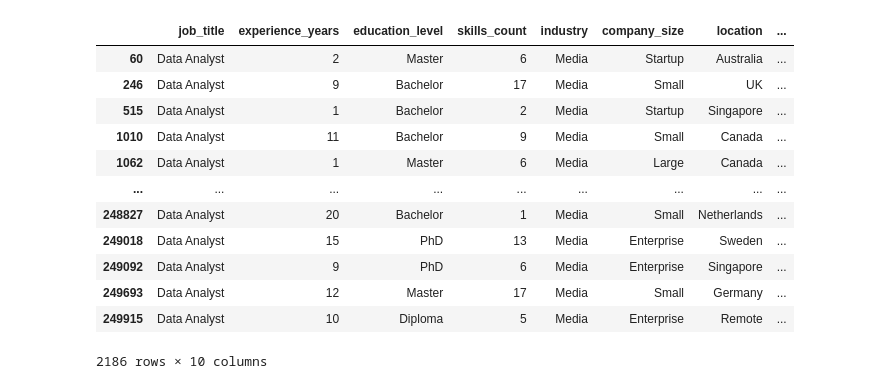
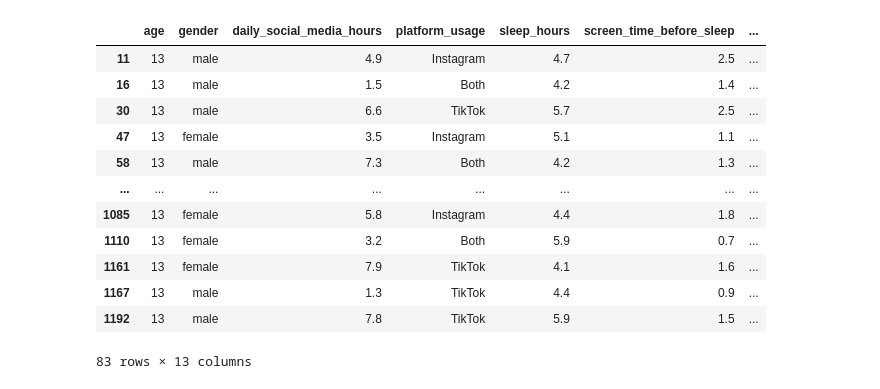
Before and after one commit to mwrobbins56/Student_MentalHealth, a Jupyter notebook: Notebook/student_burnout_trial.ipynb, the cells around one changed output. Saved outputs shown, nothing was run; the diff lists cells and outputs as text; code cells hidden in the pictures.

```diff
--- a/Notebook/student_burnout_trial.ipynb
+++ b/Notebook/student_burnout_trial.ipynb
@@ -3,6 +5,8 @@ import pandas as pd
 # %%
-# df = pd.read_csv("../Data/Teen_Mental_Health_Dataset.csv")
-df = pd.read_csv("../Data/job_salary_prediction_dataset.csv")
+df = pd.read_csv("../Data/Teen_Mental_Health_Dataset.csv")
+df2 = pd.read_csv("../Data/student_stress_dataset.csv")
+# df3 = pd.read_csv("../Data/genz_social_media_usage_1M.csv")
+df4 = pd.read_csv("../Data/zipcheckup_water_quality.csv")
 
 df.head()
 # %% [output]
@@ -68,18 +229,17 @@ Name: count, dtype: int64
 # %%
 # df.loc[(df['age'] == 19 ) & (df['academic_year'] == 2)]
-# df.loc[(df['age'] == 19 ) & (df['platform_usage'] == 'TikTok')]
-df.loc[(df['job_title'] == 'Data Analyst' ) & (df['industry'] == 'Media')]
+df.loc[(df['age'] == 13 ) & (df['sleep_hours'] <= 6)]
 # %% [output]
-|  | job_title | experience_years | education_level | skills_count | industry | company_size | location | ... |
-| 60 | Data Analyst | 2 | Master | 6 | Media | Startup | Australia | ... |
-| 246 | Data Analyst | 9 | Bachelor | 17 | Media | Small | UK | ... |
-| 515 | Data Analyst | 1 | Bachelor | 2 | Media | Startup | Singapore | ... |
-| 1010 | Data Analyst | 11 | Bachelor | 9 | Media | Small | Canada | ... |
-| 1062 | Data Analyst | 1 | Master | 6 | Media | Large | Canada | ... |
-| ... | ... | ... | ... | ... | ... | ... | ... | ... |
-| 248827 | Data Analyst | 20 | Bachelor | 1 | Media | Small | Netherlands | ... |
-| 249018 | Data Analyst | 15 | PhD | 13 | Media | Enterprise | Sweden | ... |
-| 249092 | Data Analyst | 9 | PhD | 6 | Media | Enterprise | Singapore | ... |
-| 249693 | Data Analyst | 12 | Master | 17 | Media | Small | Germany | ... |
-| 249915 | Data Analyst | 10 | Diploma | 5 | Media | Enterprise | Remote | ... |
+|  | age | gender | daily_social_media_hours | platform_usage | sleep_hours | screen_time_before_sleep | ... |
+| 11 | 13 | male | 4.9 | Instagram | 4.7 | 2.5 | ... |
+| 16 | 13 | male | 1.5 | Both | 4.2 | 1.4 | ... |
+| 30 | 13 | male | 6.6 | TikTok | 5.7 | 2.5 | ... |
+| 47 | 13 | female | 3.5 | Instagram | 5.1 | 1.1 | ... |
+| 58 | 13 | male | 7.3 | Both | 4.2 | 1.3 | ... |
+| ... | ... | ... | ... | ... | ... | ... | ... |
+| 1085 | 13 | female | 5.8 | Instagram | 4.4 | 1.8 | ... |
+| 1110 | 13 | female | 3.2 | Both | 5.9 | 0.7 | ... |
+| 1161 | 13 | female | 7.9 | TikTok | 4.1 | 1.6 | ... |
+| 1167 | 13 | male | 1.3 | TikTok | 4.4 | 0.9 | ... |
+| 1192 | 13 | male | 7.8 | TikTok | 5.9 | 1.5 | ... |
-2186 rows × 10 columns
+83 rows × 13 columns
```
Also changed, not shown: parts of 45 cells of this notebook, 3 other files.
